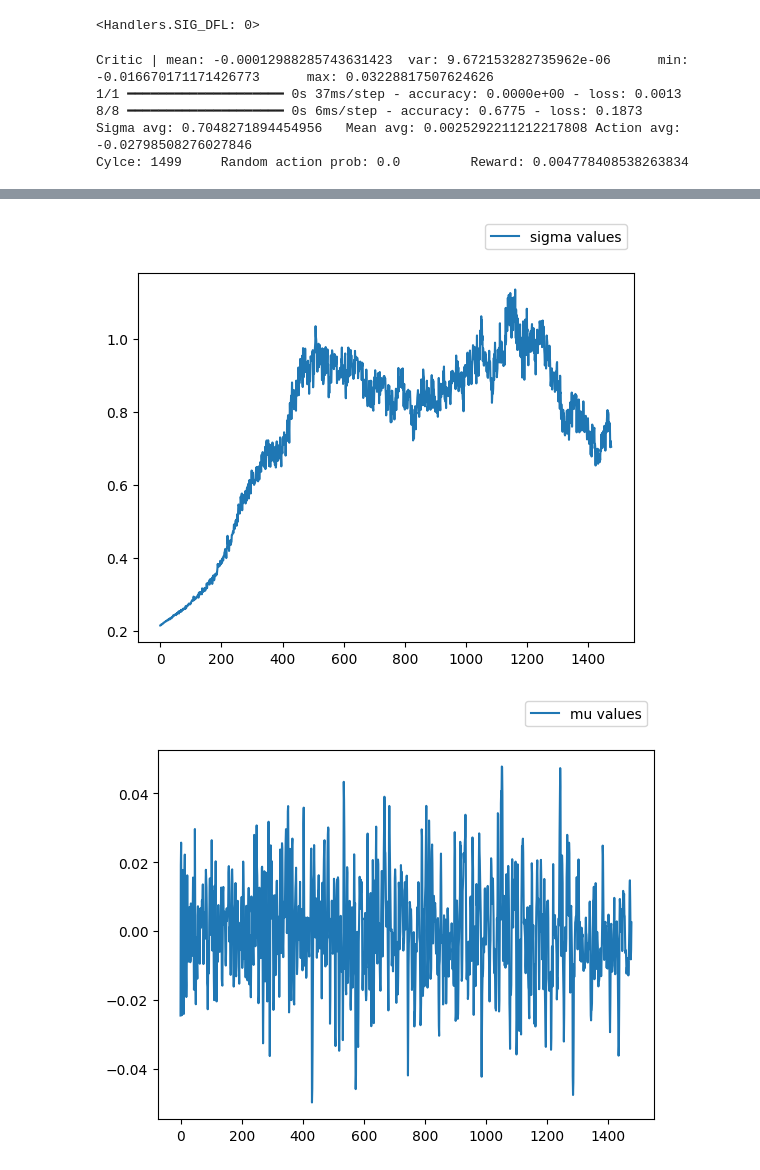
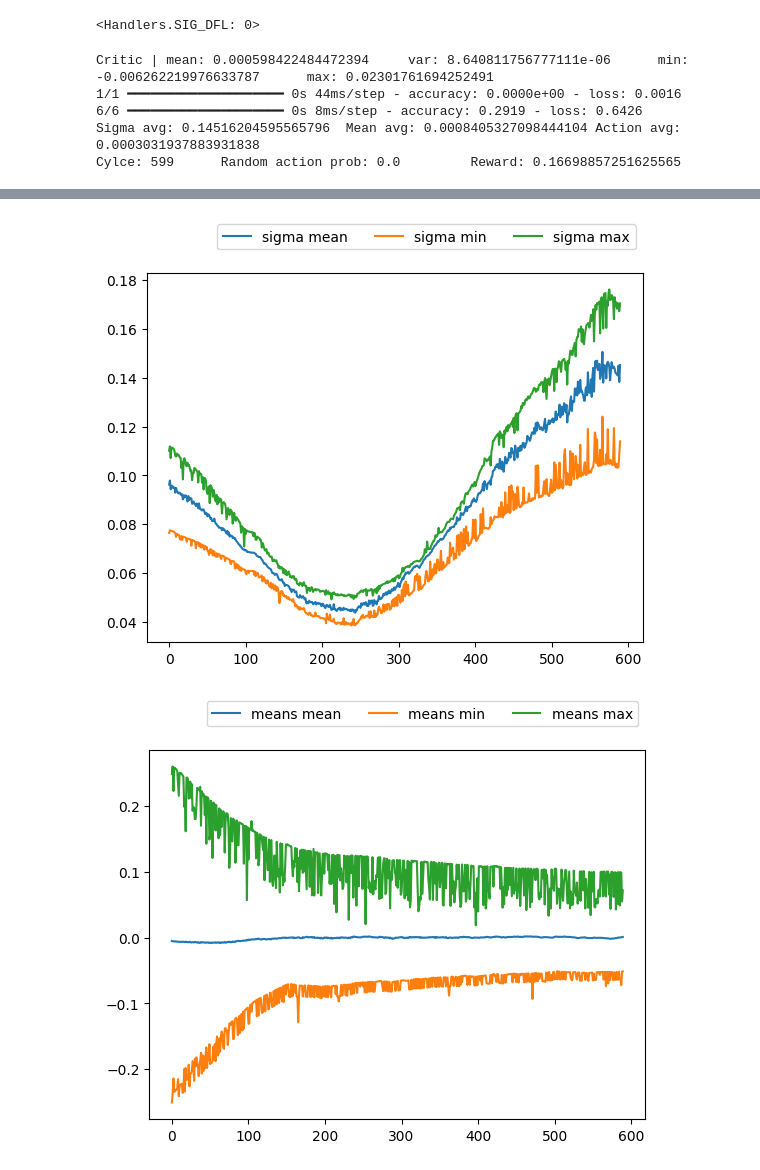
Before and after one commit to Atarilab/ATARI_2DOF_Drawing_Bot, a Jupyter notebook: code/api/main.ipynb, the cells around one changed output, grey strips where cells are left out. Saved outputs shown, nothing was run; the diff lists cells and outputs as text; code cells hidden in the pictures.

```diff
--- a/code/api/main.ipynb
+++ b/code/api/main.ipynb
@@ -181,8 +181,8 @@ def training_cycle(cycle_index, num_of_cycles):
         _sigma_values = np.mean(actor_output[:, 2:], axis=-1)
         _mean_values = np.mean(actor_output[:, :2], axis=-1)
         _action_average = model.action_mean_log[-1]
-        sigma_log.append(np.mean(_sigma_values))
-        mu_log.append(np.mean(_mean_values))
+        sigma_log.append(np.array(_sigma_values))
+        mu_log.append(np.array(_mean_values))
         print(f'Sigma avg: {np.mean(_sigma_values)}\tMean avg: {np.mean(_mean_values)}\tAction avg: {_action_average}')
 
         if cycle_index % SAVE_IMAGE_FREQ == 0:
@@ -231,6 +231,12 @@ critic_mean = model.critic_mean_log
 critic_var = model.critic_var_log
 critic_min = model.critic_min_log
 critic_max = model.critic_max_log
+sigma_mean = model.sigma_mean_log
+sigma_min = model.sigma_min_log
+sigma_max = model.sigma_max_log
+means_mean = model.means_mean_log
+means_min = model.means_min_log
+means_max = model.means_max_log
 
 #plot rewards and losses
 reward_log_smooth = gaussian_filter1d(reward_log, sigma=5)
@@ -247,13 +253,13 @@ loss_history_critic_smooth = gaussian_filter1d(model.loss_critic_log.losses, sig
 plot_graph([loss_history_actor, loss_history_actor_smooth], ['actor loss', 'actor loss smooth'], scale='symlog')
 plot_graph([loss_history_critic, loss_history_critic_smooth], ['critic loss', 'critic loss smooth'], scale='symlog')
 plot_graph([reward_log, reward_log_smooth], ['reward', 'reward smooth'])
-plot_graph([sigma_log], ['sigma values'])
-plot_graph([mu_log], ['mu values'])
+plot_graph([sigma_mean, sigma_min, sigma_max], ['sigma mean', 'sigma min', 'sigma max'])
+plot_graph([means_mean, means_min, means_max], ['means mean', 'means min', 'means max'])
 plot_graph([model.action_mean_log, model.action_max_log, model.action_min_log], ['action average', 'action max', 'action min'])
 plot_graph([critic_mean, critic_min, critic_max], ['Critic mean', 'Critic min', 'Critic max'])
 # %% [output]
-Critic | mean: -0.00012988285743631423  var: 9.672153282735962e-06      min: -0.016670171171426773      max: 0.03228817507624626
-1/1 ━━━━━━━━━━━━━━━━━━━━ 0s 37ms/step - accuracy: 0.0000e+00 - loss: 0.0013
-8/8 ━━━━━━━━━━━━━━━━━━━━ 0s 6ms/step - accuracy: 0.6775 - loss: 0.1873
-Sigma avg: 0.7048271894454956   Mean avg: 0.0025292211212217808 Action avg: -0.02798508276027846
-Cylce: 1499     Random action prob: 0.0         Reward: 0.004778408538263834
+Critic | mean: 0.000598422484472394     var: 8.640811756777111e-06      min: -0.006262219976633787      max: 0.02301761694252491
+1/1 ━━━━━━━━━━━━━━━━━━━━ 0s 44ms/step - accuracy: 0.0000e+00 - loss: 0.0016
+6/6 ━━━━━━━━━━━━━━━━━━━━ 0s 8ms/step - accuracy: 0.2919 - loss: 0.6426
+Sigma avg: 0.14516204595565796  Mean avg: 0.0008405327098444104 Action avg: 0.0003031937883931838
+Cylce: 599      Random action prob: 0.0         Reward: 0.16698857251625565
@@ -263,2 +269,2 @@ Cylce: 1499     Random action prob: 0.0         Reward: 0.004778408538263834
-[figure, old version]
+[figure, new version]
-[figure, old version]
+[figure, new version]
```
Also changed, not shown: parts of 2 cells of this notebook, 2 other files.
